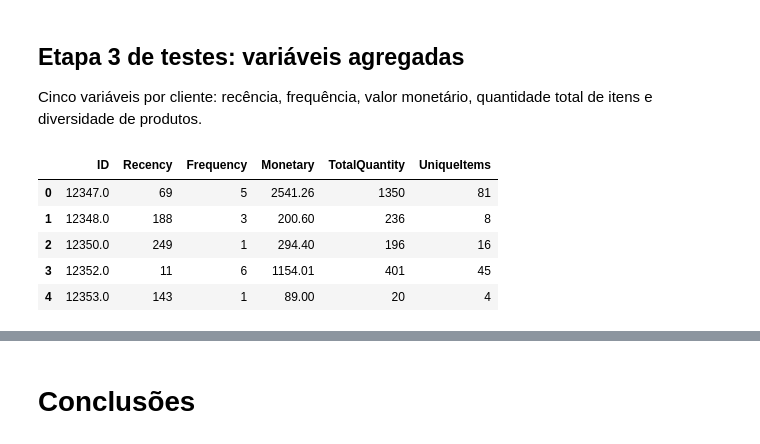
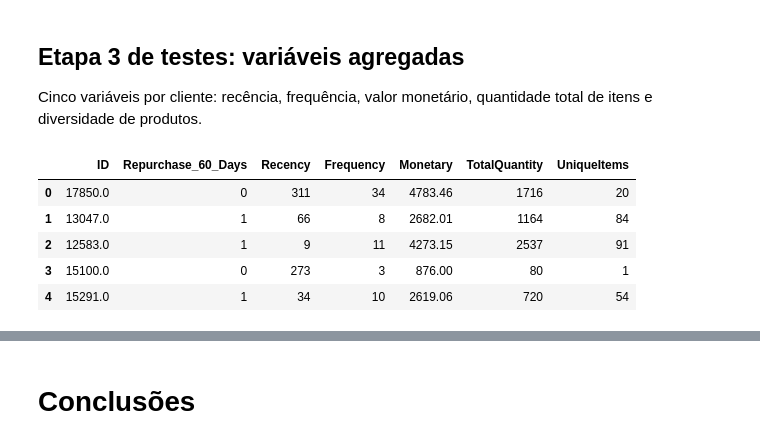
Before and after one commit to ohtopico/online-retail-dataset, a Jupyter notebook: Online_Retail_Dataset.ipynb, the cells around one changed output, grey strips where cells are left out. Cells and saved outputs as stored; diff of their text form; code cells hidden in the pictures.

```diff
--- a/Online_Retail_Dataset.ipynb
+++ b/Online_Retail_Dataset.ipynb
@@ -1172,22 +1173,24 @@ Cinco variáveis por cliente: recência, frequência, valor monetário, quantida
 # %%
 ultima_data_observada = observacao['InvoiceDate'].max()
 variaveis_agregadas = observacao.groupby('CustomerID').agg(
     Recency=('InvoiceDate', lambda datas: (ultima_data_observada - datas.max()).days),
     Frequency=('InvoiceNo', 'nunique'),
     Monetary=('Revenue', 'sum'),
     TotalQuantity=('Quantity', 'sum'),
     UniqueItems=('StockCode', 'nunique'),
 ).reset_index().rename(columns={'CustomerID': 'ID'})
 
-divisao_agregada = dividir_treino_e_teste(variaveis_agregadas.drop(columns=['ID']), alvo['Repurchase_60_Days'])
-display(variaveis_agregadas.head())
+# O alvo é unido pelo ID: o groupby ordena os clientes pelo ID, e o alvo está na ordem em que eles aparecem nos dados
+base_agregada = alvo.merge(variaveis_agregadas, on='ID')
+divisao_agregada = dividir_treino_e_teste(base_agregada.drop(columns=['ID', 'Repurchase_60_Days']), base_agregada['Repurchase_60_Days'])
+display(base_agregada.head())
 # %% [output]
-|  | ID | Recency | Frequency | Monetary | TotalQuantity | UniqueItems |
-| 0 | 12347.0 | 69 | 5 | 2541.26 | 1350 | 81 |
-| 1 | 12348.0 | 188 | 3 | 200.60 | 236 | 8 |
-| 2 | 12350.0 | 249 | 1 | 294.40 | 196 | 16 |
-| 3 | 12352.0 | 11 | 6 | 1154.01 | 401 | 45 |
-| 4 | 12353.0 | 143 | 1 | 89.00 | 20 | 4 |
+|  | ID | Repurchase_60_Days | Recency | Frequency | Monetary | TotalQuantity | UniqueItems |
+| 0 | 17850.0 | 0 | 311 | 34 | 4783.46 | 1716 | 20 |
+| 1 | 13047.0 | 1 | 66 | 8 | 2682.01 | 1164 | 84 |
+| 2 | 12583.0 | 1 | 9 | 11 | 4273.15 | 2537 | 91 |
+| 3 | 15100.0 | 0 | 273 | 3 | 876.00 | 80 | 1 |
+| 4 | 15291.0 | 1 | 34 | 10 | 2619.06 | 720 | 54 |
 # %%
 y_treino_agregado = divisao_agregada[2]
 modelos_agregados = [
```
Also changed, not shown: parts of 3 cells of this notebook, 1 other file.
